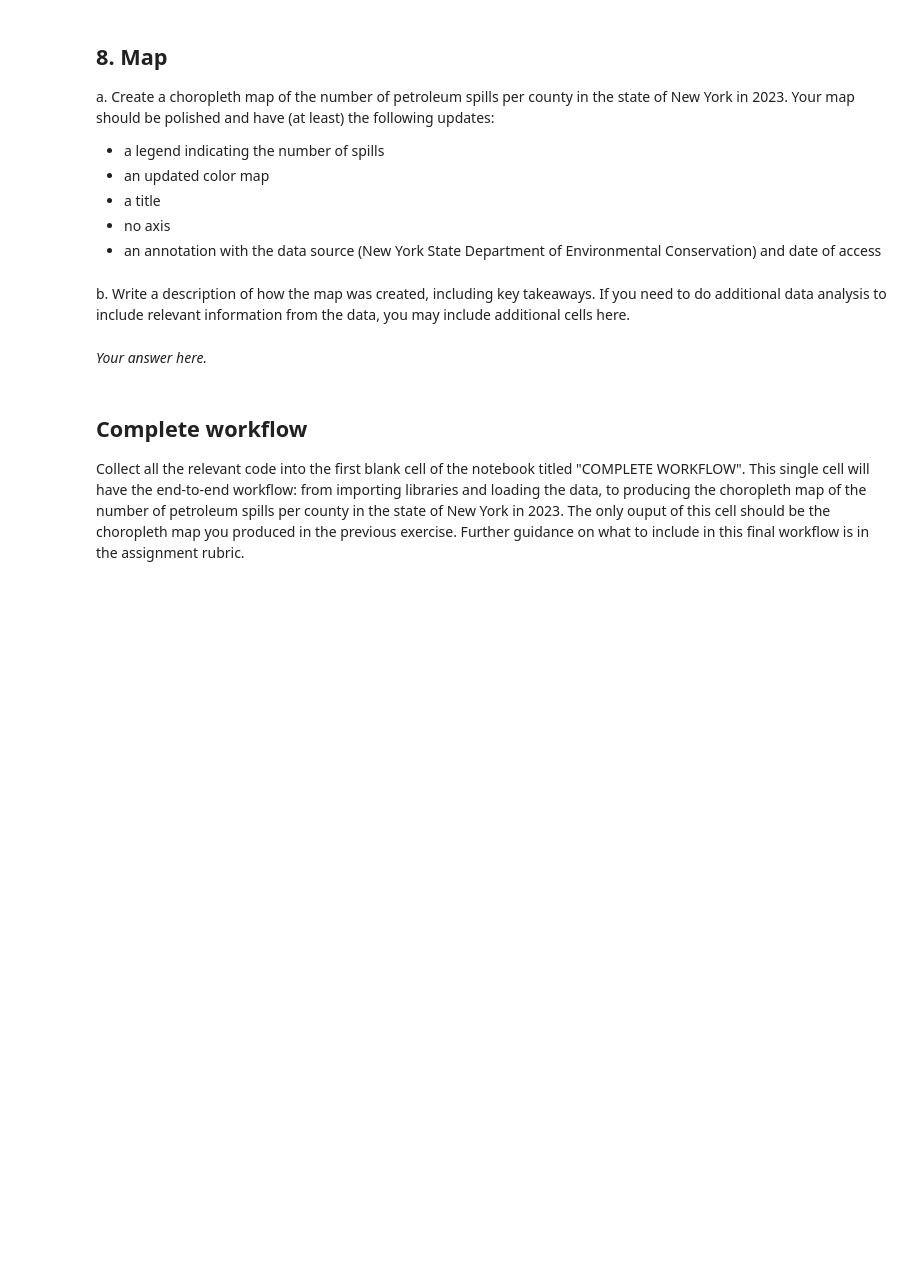
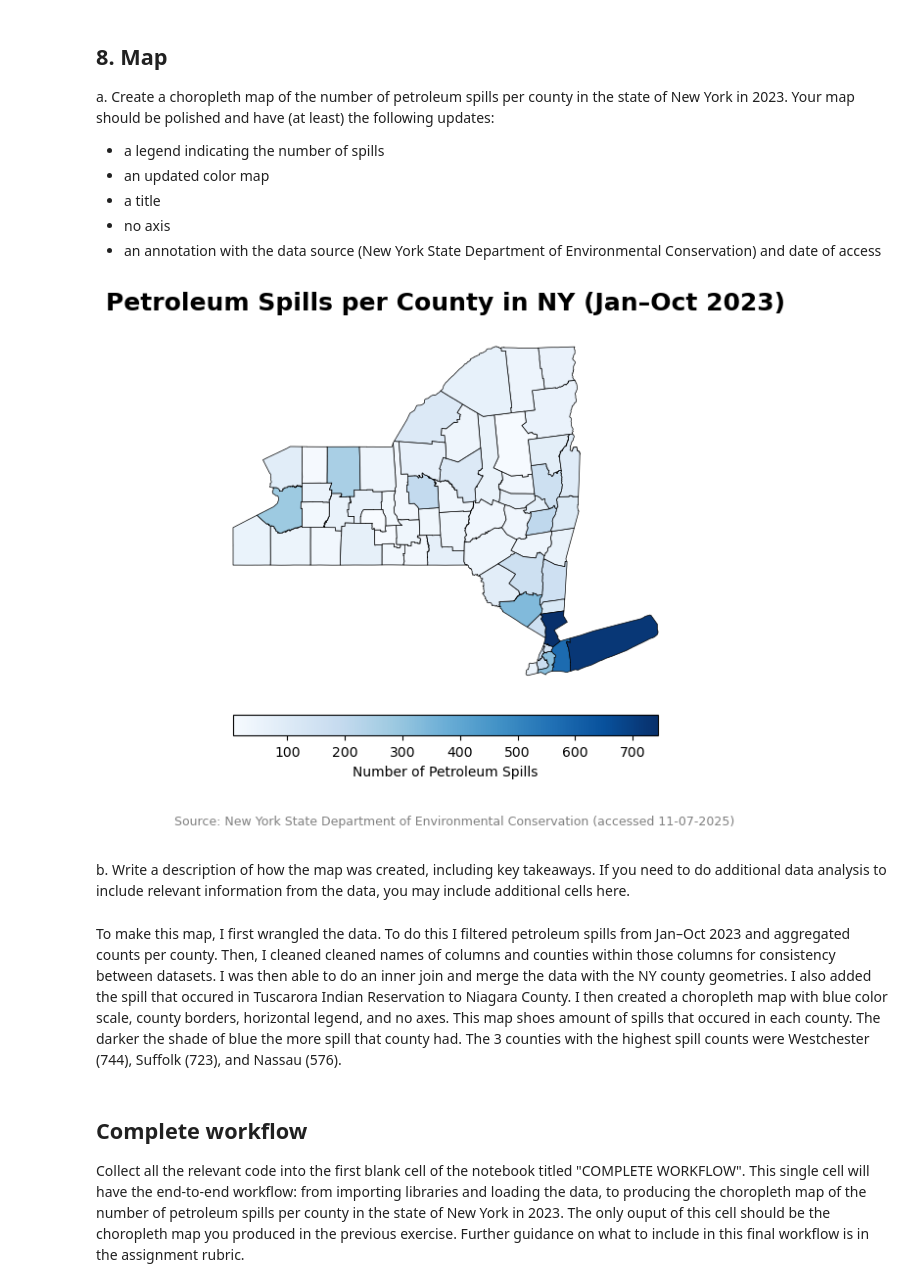
Before and after one commit to austinmartinez12/eds220-hwk3, a Jupyter notebook: hwk3-task1-spills.ipynb, the cells around one changed output. Cells and saved outputs as stored; diff of their text form; code cells hidden in the pictures; blank space fills up the shorter version.

```diff
--- a/hwk3-task1-spills.ipynb
+++ b/hwk3-task1-spills.ipynb
@@ -429,3 +577,9 @@ e. What is the number of spills in 'Tuscarora Indian Reservation'?
 ### 7.B. Data updates
 
 In the next cell, update 'St Lawrence' to 'St. Lawrence' in `spills_per_county` data frame and Verify the update was successful.
+# %%
+# Update 'St Lawrence' to 'St. Lawrence' in spills_per_county data frame
+spills_per_county['county'] = spills_per_county['county'].replace('St Lawrence', 'St. Lawrence')
+
+# Verify the update was successful
+spills_per_county['county'].unique()
@@ -435,5 +603,16 @@ In the next cell, update 'St Lawrence' to 'St. Lawrence' in `spills_per_county`
 In the following cells:
 
 a. Use this cell to make any other updates needed for making an inner join of the `spills_per_county` and `ny_counties`.
+# %%
+# Rename the name column to county
+ny_counties = ny_counties.rename(columns={'name': 'county'})
 # %% [markdown]
 b. Over-write `ny_counties` as the  inner join of the `spills_per_county` and `ny_counties` dataframes.
+# %%
+# Inner join the spills_per_county and ny_counties dataframes
+ny_counties = pd.merge(spills_per_county,
+                       ny_counties,
+                       how="inner",
+                       on="county")
+# Verify the join
+ny_counties.head()
@@ -442,6 +628,9 @@ b. Over-write `ny_counties` as the  inner join of the `spills_per_county` and `n
 From our previous exploration we know that Tuscarora Indian Reservation will not be in the join. Tuscarora Indian Reservation is located within Niagara county.
 
 c. Since the Tuscarora Indian Reservation does not appear in the `ny_counties` dataframe, add one spill to Niagara county. We will add a note about this in our final map. Add the cells you need to make this update **and** verify that the dataframe was updated.
+# %%
+# Add one spill to Niagara county
+ny_counties.loc[ny_counties["county"] == "Niagara", "n_spills"] += 1
 # %% [markdown]
 ## 8. Map
 a. Create a choropleth map of the number of petroleum spills per county in the state of New York in 2023.
@@ -451,10 +640,52 @@ Your map should be polished and have (at least) the following updates:
 - a title
 - no axis
 - an annotation with the data source (New York State Department of Environmental Conservation) and date of access
+# %%
+# Convert ny_counties to a GeoDataFrame
+ny_counties = gpd.GeoDataFrame(ny_counties, geometry='geometry')
+
+# Create figure
+fig, ax = plt.subplots(figsize=(8, 6))
+
+# Remove the axis for a cleaner map
+ax.axis('off')
+
+# Plot choropleth
+ny_counties.plot(
+    ax=ax,
+    column='n_spills',
+    cmap='Blues',
+    legend=True,
+    linewidth=0.5,
+    edgecolor='black',
+    legend_kwds={
+        "shrink": 0.7,
+        "label": "Number of Petroleum Spills",
+        "orientation": "horizontal",
+        "pad": 0.05
+    }
+)
+
+# Add an annotation with the data source (New York State Department of Environmental Conservation) and date of access
+plt.annotate(
+    'Source: New York State Department of Environmental Conservation (accessed 11-07-2025)',
+    xy=(0.1, 0.03),
+    xycoords='figure fraction',
+    fontsize=9,
+    color='gray'
+)
+
+# Add title and subtitle for better context
+ax.set_title('Petroleum Spills per County in NY (Jan–Oct 2023)', fontsize=18, weight='bold', pad=15)
+
+# Display the map
+plt.show()
+# %% [output]
+[figure, added]
 # %% [markdown]
 b. Write a description of how the map was created, including key takeaways. If you need to do additional data analysis to include relevant information from the data, you may include additional cells here.
 # %% [markdown]
-*Your answer here.*
+To make this map, I first wrangled the data. To do this I filtered petroleum spills from Jan–Oct 2023 and aggregated counts per county. Then, I cleaned cleaned names of columns and counties within those columns for consistency between datasets. I was then able to do an inner join and merge the data with the NY county geometries. I also added the spill that occured in Tuscarora Indian Reservation to Niagara County. I then created a choropleth map with blue color scale, county borders, horizontal legend, and no axes. This map shoes amount of spills that occured in each county. The darker the shade of blue the more spill that county had. The 3 counties with the highest spill counts were Westchester (744), Suffolk (723), and Nassau (576).
 # %% [markdown]
 ## Complete workflow
 
```
Also changed, not shown: parts of 27 cells of this notebook, 1 other file.
